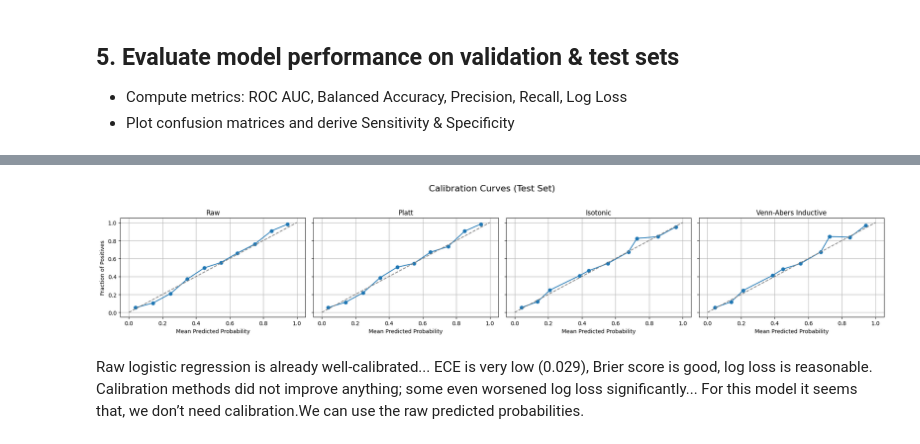
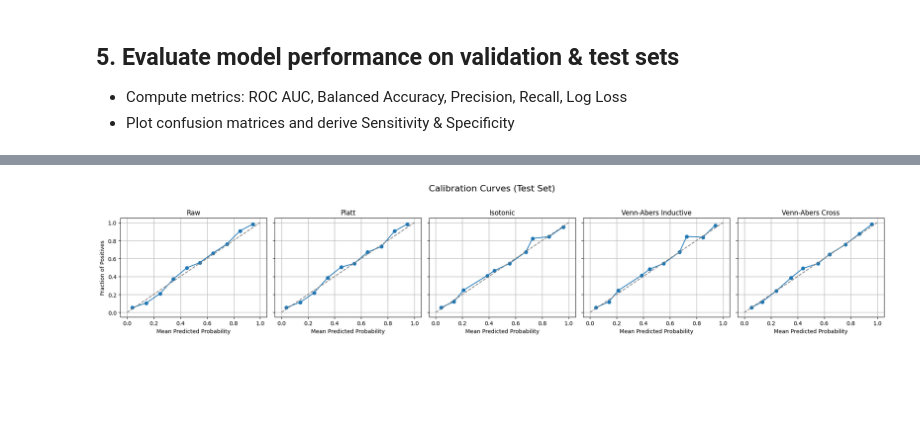
Before and after one commit to sandrokhizanishvili/Credit-Risk-Model-Calibration, a Jupyter notebook: logistic_regression.ipynb, the cells around one changed output, grey strips where cells are left out. Cells and saved outputs as stored; diff of their text form; code cells hidden in the pictures; blank space fills up the shorter version.

```diff
--- a/logistic_regression.ipynb
+++ b/logistic_regression.ipynb
@@ -69,0 +92,3 @@ X_test  = scaler.transform(X_test)
+# %%
+X_combined = np.vstack([X_train, X_valid])
+y_combined = np.concatenate([y_train, y_valid])
@@ -203,0 +289,25 @@ Finally, calibrated probabilities are saved alongside raw outputs for reporting
+# %%
+# --- Calibrated probabilities & intervals for the VALIDATION set ---
+preds_val, intervals_val = VAC.predict_proba(
+    p_cal=p_cal,
+    y_cal=y_valid.values,
+    p_test=p_cal,   # apply calibration to validation set itself
+    p0_p1_output=True
+)
+
+# --- Calibrated probabilities & intervals for the TEST set ---
+preds_test, intervals_test = VAC.predict_proba(
+    p_cal=p_cal,
+    y_cal=y_valid.values,
+    p_test=p_test,
+    p0_p1_output=True
+)
+
+
+# --- Extract positive class calibrated probabilities ---
+proba_IVAP_valid = preds_val[:, 1]
+proba_IVAP_test = preds_test[:, 1]
+
+
+p1_IVAP_val=intervals_val[:, 1]
+p0_IVAP_val=intervals_val[:, 0]
@@ -302,0 +342,7 @@ p_va_cross_p0_p1[0].shape
+# %%
+# --- CROSS calibrated probabilities of the positive class from trained model for both validation and test sets ---
+predictions_cross_test, p_va_cross_p0_p1 = va_cross.predict_proba(X_test, p0_p1_output=True)
+predictions_cross_valid, p_va_cross_val_p0_p1 = va_cross.predict_proba(X_valid, p0_p1_output=True)
+
+proba_va_cross_test= predictions_cross_test[:, 1]
+proba_va_cross_valid=predictions_cross_valid[:, 1]
@@ -359,35 +472,30 @@ Calibration Performance (Test Set):
 # %%
 import matplotlib.pyplot as plt
 from sklearn.calibration import calibration_curve
 
 # --- List of predictions and names ---
 probas = [
-    (proba_raw, "Raw"),
-    (proba_platt, "Platt"),
-    (proba_iso, "Isotonic"),
-    (proba_va_ind, "Venn-Abers Inductive"),
-    #(proba_cross_va, "Venn-Abers Cross"),
+    (proba_raw_test, "Raw"),
+    (proba_platt_test, "Platt"),
+    (proba_iso_test, "Isotonic"),
+    (proba_IVAP_test, "Venn-Abers Inductive"),
+    (proba_va_cross_test, "Venn-Abers Cross"),
 ]
 
 # --- Create subplots side by side ---
 fig, axes = plt.subplots(1, len(probas), figsize=(20, 4), sharey=True)
 
 for ax, (proba, name) in zip(axes, probas):
     prob_true, prob_pred = calibration_curve(y_test, proba, n_bins=10)
     ax.plot(prob_pred, prob_true, marker='o', label=name)
     ax.plot([0, 1], [0, 1], '--', color='gray')
     ax.set_xlabel("Mean Predicted Probability")
     ax.set_title(name)
     ax.grid(True)
 
 axes[0].set_ylabel("Fraction of Positives")
 plt.suptitle("Calibration Curves (Test Set)", fontsize=16)
 plt.tight_layout(rect=[0, 0, 1, 0.95])
 plt.show()
 # %% [output]
-[figure, old version]
+[figure, new version]
-# %% [markdown]
-Raw logistic regression is already well-calibrated...
-ECE is very low (0.029), Brier score is good, log loss is reasonable.
-Calibration methods did not improve anything; some even worsened log loss significantly...
-For this model it seems that, we don’t need calibration.We can use the raw predicted probabilities.
```
Also changed, not shown: parts of 39 cells of this notebook, 10 other files.
